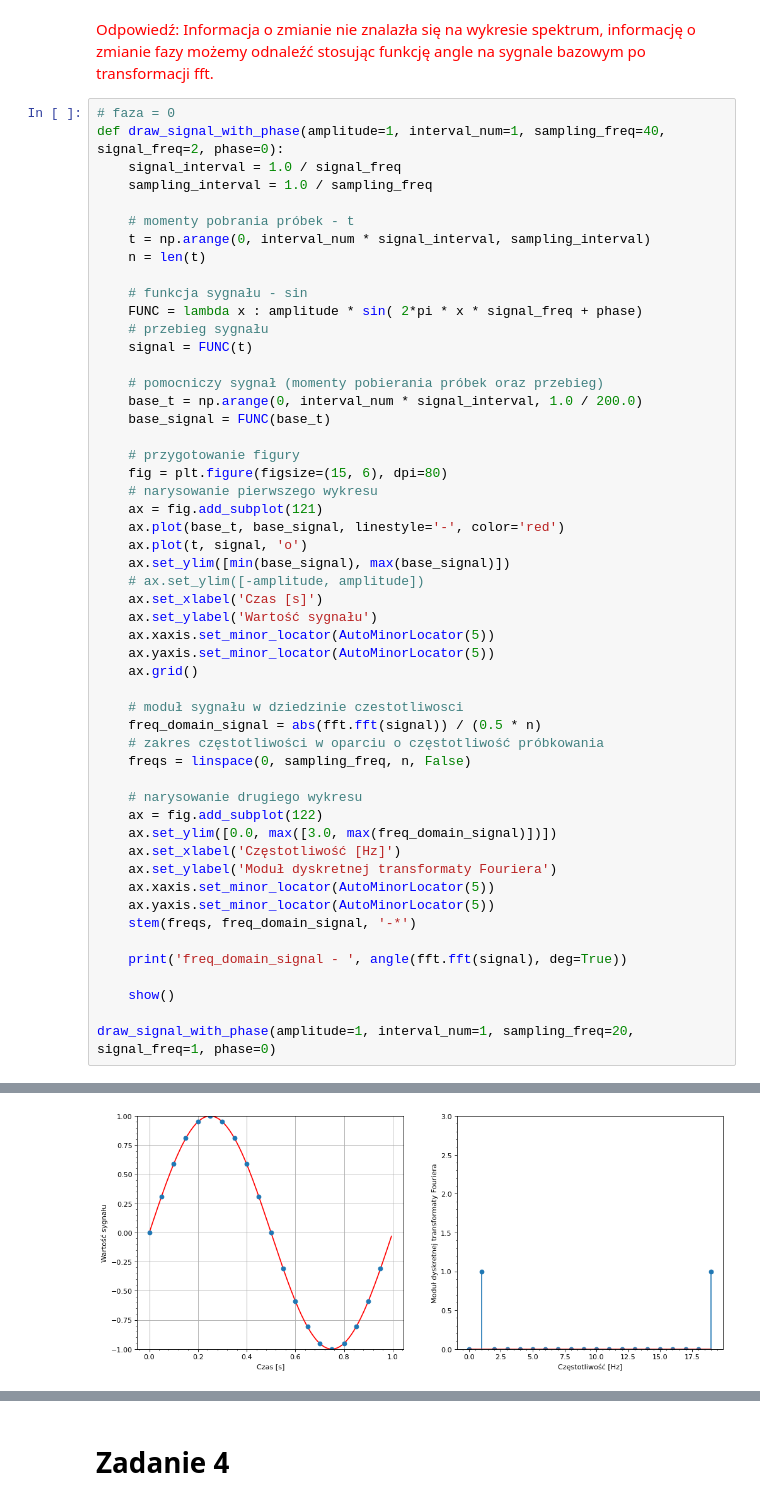
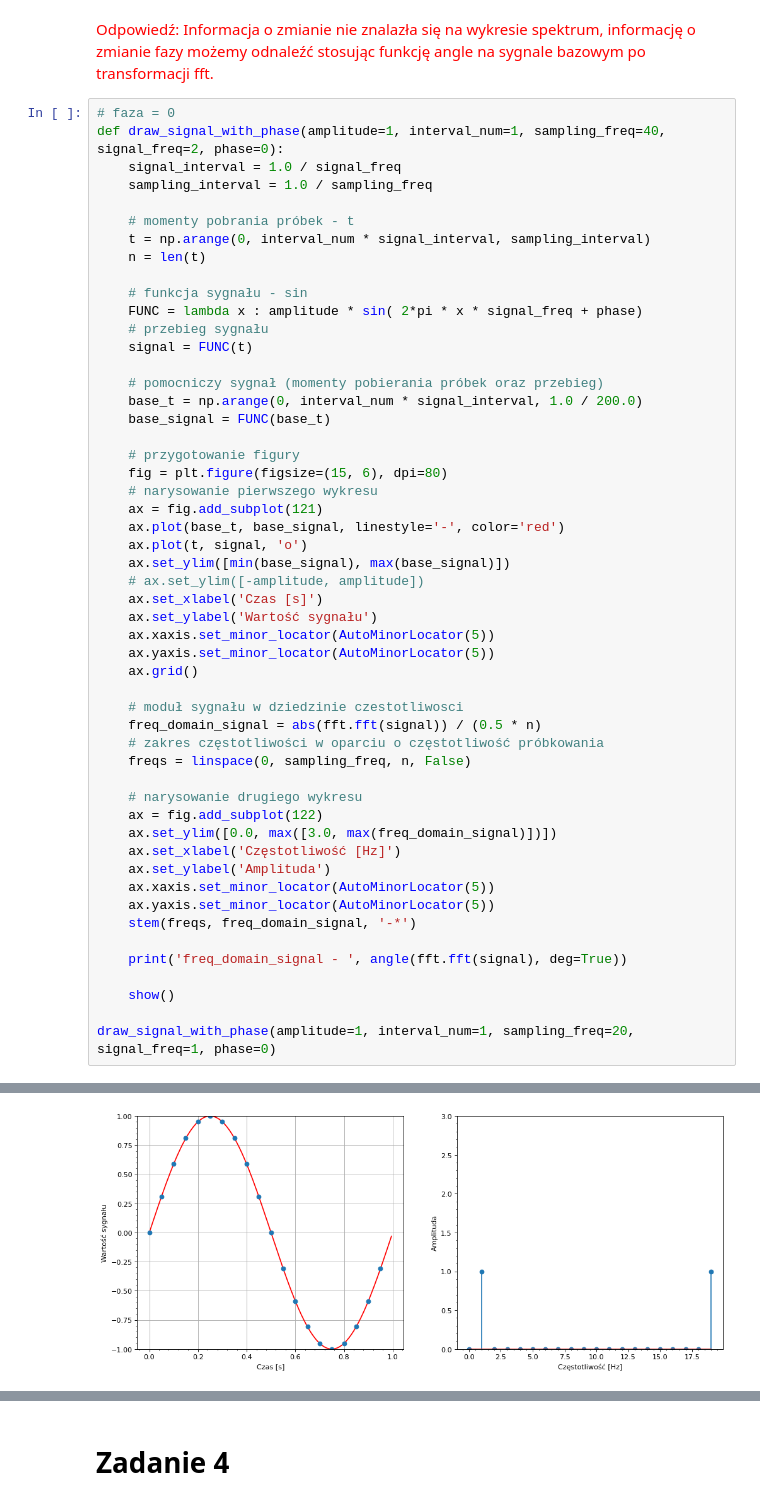
Before and after one commit to Frostyyyl/Human-computer-interaction, a Jupyter notebook: signals_I/main.ipynb, the cells around one changed output, grey strips where cells are left out. Saved outputs shown, nothing was run; the diff lists cells and outputs as text.

```diff
--- a/signals_I/main.ipynb
+++ b/signals_I/main.ipynb
@@ -699,35 +701,35 @@ def draw_signal_with_phase(amplitude=1, interval_num=1, sampling_freq=40, signal
     # ax.set_ylim([-amplitude, amplitude])
     ax.set_xlabel('Czas [s]')
     ax.set_ylabel('Wartość sygnału')
     ax.xaxis.set_minor_locator(AutoMinorLocator(5))
     ax.yaxis.set_minor_locator(AutoMinorLocator(5))
     ax.grid()
 
     # moduł sygnału w dziedzinie czestotliwosci
     freq_domain_signal = abs(fft.fft(signal)) / (0.5 * n)
     # zakres częstotliwości w oparciu o częstotliwość próbkowania
     freqs = linspace(0, sampling_freq, n, False)
 
     # narysowanie drugiego wykresu
     ax = fig.add_subplot(122)
     ax.set_ylim([0.0, max([3.0, max(freq_domain_signal)])])
     ax.set_xlabel('Częstotliwość [Hz]')
-    ax.set_ylabel('Moduł dyskretnej transformaty Fouriera')
+    ax.set_ylabel('Amplituda')
     ax.xaxis.set_minor_locator(AutoMinorLocator(5))
     ax.yaxis.set_minor_locator(AutoMinorLocator(5))
     stem(freqs, freq_domain_signal, '-*')
 
     print('freq_domain_signal - ', angle(fft.fft(signal), deg=True))
 
     show()
 
 draw_signal_with_phase(amplitude=1, interval_num=1, sampling_freq=20, signal_freq=1, phase=0)
 # %% [output]
 freq_domain_signal -  [-180.          -90.          136.83676759  -95.18159659    0.
   -96.00900596    0.           40.87936219   31.02458614  133.15238973
  -180.         -133.15238973  -31.02458614  -40.87936219   -0.
    96.00900596   -0.           95.18159659 -136.83676759   90.        ]
-[figure, old version]
+[figure, new version]
 # %%
 # faza = pi/4
 draw_signal_with_phase(amplitude=1, interval_num=1, sampling_freq=20, signal_freq=1, phase=pi/4)
```
Also changed, not shown: parts of 16 cells of this notebook.
